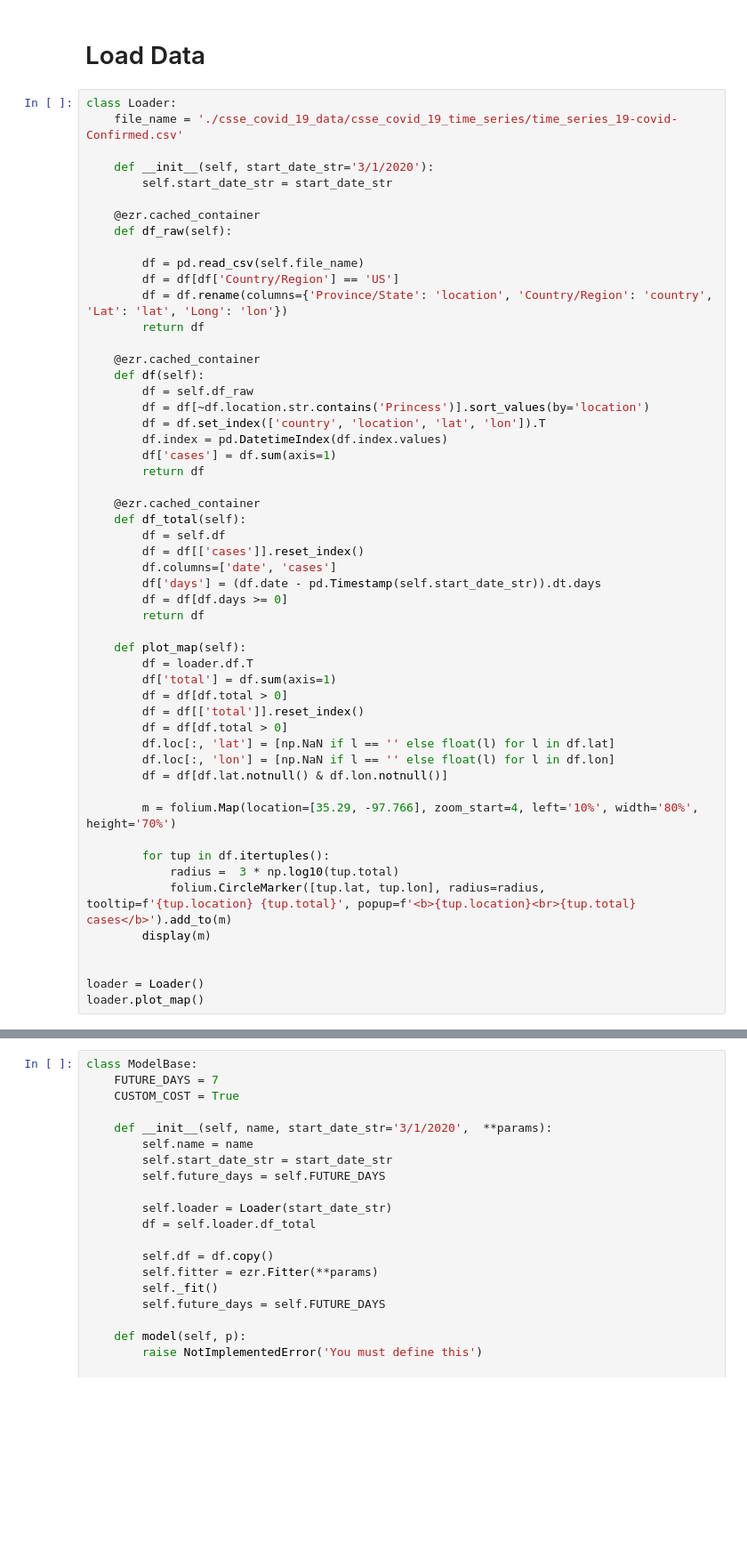
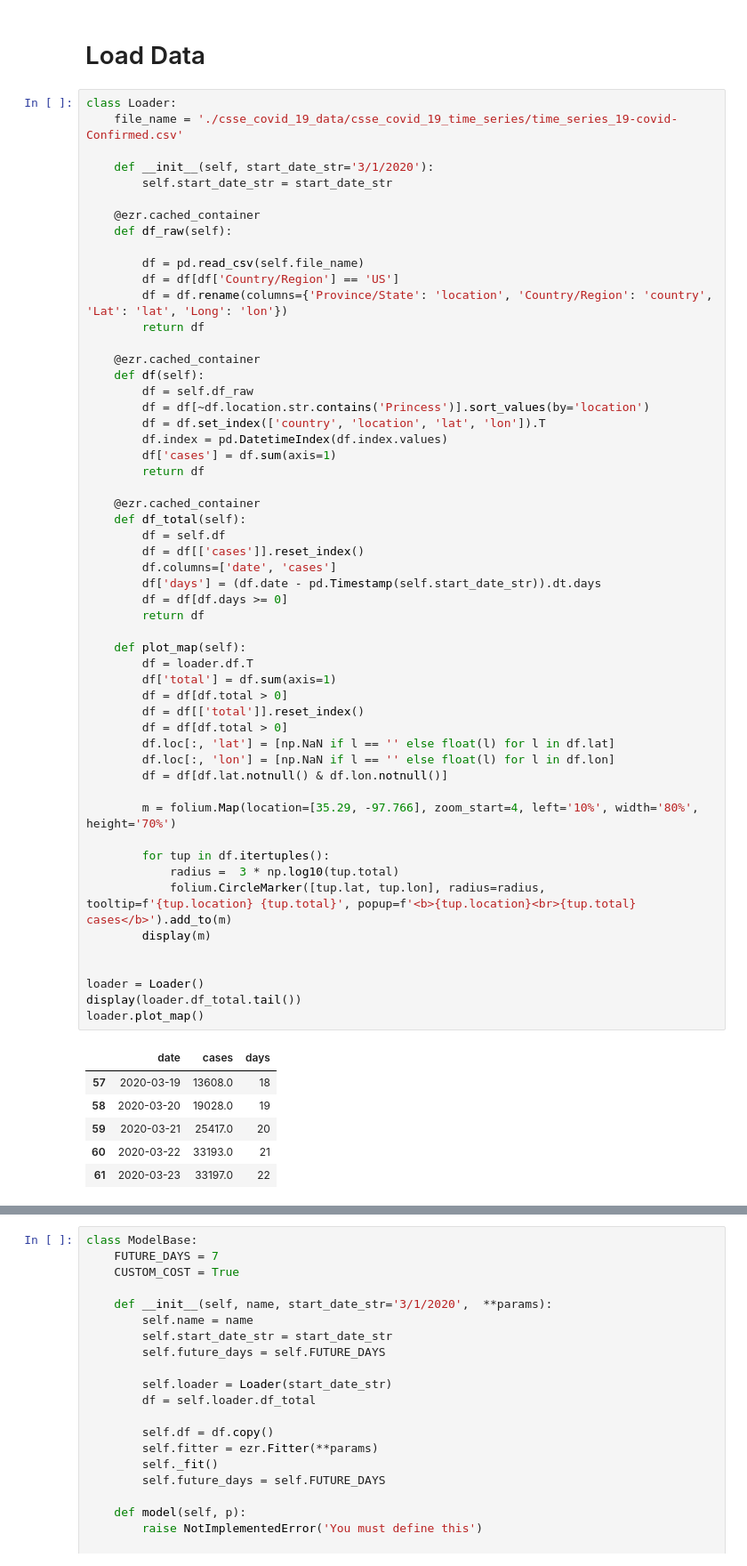
Before and after one commit to robdmc/COVID-19, a Jupyter notebook: us_corona.ipynb, the cells around one changed output, grey strips where cells are left out. Shown at 89% size. Drawn from its saved outputs; the diff is of its cells as text; blank space fills up the shorter version.

```diff
--- a/us_corona.ipynb
+++ b/us_corona.ipynb
@@ -48,33 +48,40 @@ class Loader:
     @ezr.cached_container
     def df_total(self):
         df = self.df
         df = df[['cases']].reset_index()
         df.columns=['date', 'cases']
         df['days'] = (df.date - pd.Timestamp(self.start_date_str)).dt.days
         df = df[df.days >= 0]
         return df
 
     def plot_map(self):
         df = loader.df.T
         df['total'] = df.sum(axis=1)
         df = df[df.total > 0]
         df = df[['total']].reset_index()
         df = df[df.total > 0]
         df.loc[:, 'lat'] = [np.NaN if l == '' else float(l) for l in df.lat]
         df.loc[:, 'lon'] = [np.NaN if l == '' else float(l) for l in df.lon]
         df = df[df.lat.notnull() & df.lon.notnull()]
 
         m = folium.Map(location=[35.29, -97.766], zoom_start=4, left='10%', width='80%', height='70%')
 
         for tup in df.itertuples():
             radius =  3 * np.log10(tup.total)
             folium.CircleMarker([tup.lat, tup.lon], radius=radius, tooltip=f'{tup.location} {tup.total}', popup=f'<b>{tup.location}<br>{tup.total} cases</b>').add_to(m)
         display(m)
 
 
 loader = Loader()
+display(loader.df_total.tail())
 loader.plot_map()
 # %% [output]
+|  | date | cases | days |
+| 57 | 2020-03-19 | 13608.0 | 18 |
+| 58 | 2020-03-20 | 19028.0 | 19 |
+| 59 | 2020-03-21 | 25417.0 | 20 |
+| 60 | 2020-03-22 | 33193.0 | 21 |
+| 61 | 2020-03-23 | 33197.0 | 22 |
 [interactive output not drawn]
 # %%
 class ModelBase:
```
Also changed, not shown: parts of 3 cells of this notebook.
